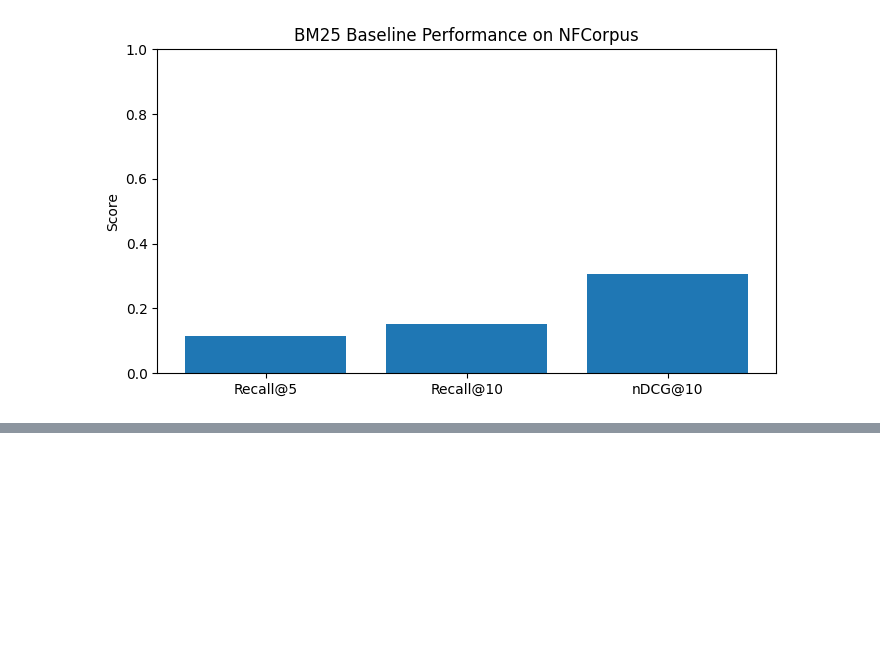
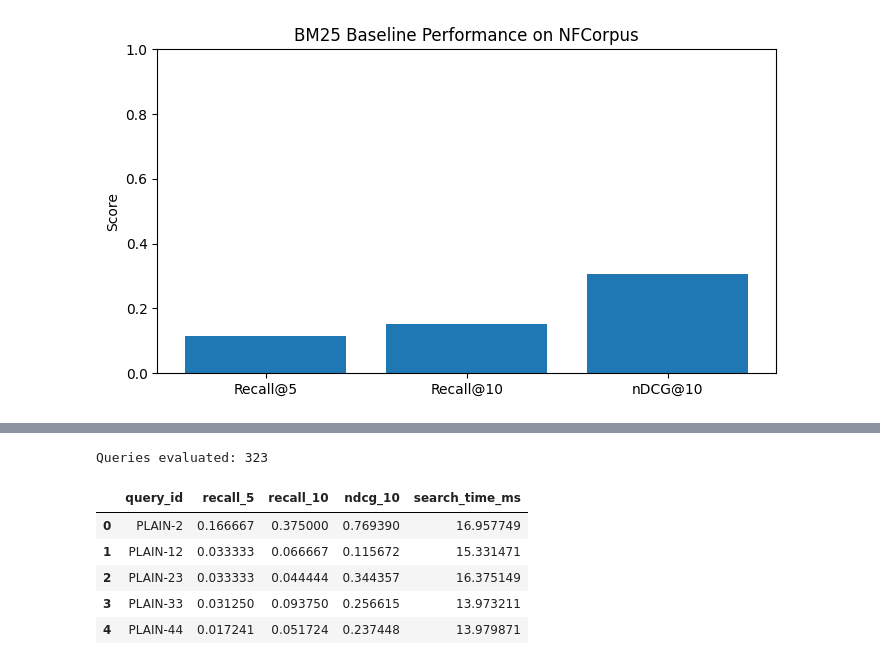
Before and after one commit to rachana1707-S/Adaptive-MedRAG, a Jupyter notebook: notebooks/01_retrieval.ipynb, the cells around one changed output, grey strips where cells are left out. Saved outputs shown, nothing was run; the diff lists cells and outputs as text; code cells hidden in the pictures; blank space fills up the shorter version.

```diff
--- a/notebooks/01_retrieval.ipynb
+++ b/notebooks/01_retrieval.ipynb
@@ -605,0 +768,15 @@ files.download("results/bm25_metrics.png")
+# %%
+# Comparing the top documents from BM25 and dense retrieval
+
+question = "What are the health benefits of a plant-based diet?"
+
+bm25_results = bm25_search(question, top_k=5)
+dense_results = dense_search(question, top_k=5)
+
+comparison_df = pd.DataFrame({
+    "Rank": [1, 2, 3, 4, 5],
+    "BM25 Document": [r["doc_id"] for r in bm25_results],
+    "Dense Document": [r["doc_id"] for r in dense_results]
+})
+
+display(comparison_df)
@@ -605,0 +790,55 @@ files.download("results/bm25_metrics.png")
+# %%
+# Evaluating dense retrieval using the NFCorpus test queries
+# Using the same metrics as our BM25 experiment
+
+dense_evaluation_results = []
+
+for query_id, relevant_docs in qrels.items():
+
+    if query_id not in queries:
+        continue
+
+    question = queries[query_id]
+
+    # Starting the timer before searching
+    start_time = time.perf_counter()
+
+    results = dense_search(question, top_k=10)
+
+    search_time = (time.perf_counter() - start_time) * 1000
+
+    # Collecting retrieved document IDs
+    retrieved_ids = [
+        result["doc_id"]
+        for result in results
+    ]
+
+    # Calculating retrieval metrics
+    dense_evaluation_results.append({
+        "query_id": query_id,
+        "recall_5": recall_at_k(
+            retrieved_ids, relevant_docs, 5
+        ),
+        "recall_10": recall_at_k(
+            retrieved_ids, relevant_docs, 10
+        ),
+        "ndcg_10": ndcg_at_k(
+            retrieved_ids, relevant_docs, 10
+        ),
+        "search_time_ms": search_time
+    })
+
+dense_evaluation_df = pd.DataFrame(
+    dense_evaluation_results
+)
+
+print("Queries evaluated:", len(dense_evaluation_df))
+display(dense_evaluation_df.head())
+# %% [output]
+Queries evaluated: 323
+|  | query_id | recall_5 | recall_10 | ndcg_10 | search_time_ms |
+| 0 | PLAIN-2 | 0.166667 | 0.375000 | 0.769390 | 16.957749 |
+| 1 | PLAIN-12 | 0.033333 | 0.066667 | 0.115672 | 15.331471 |
+| 2 | PLAIN-23 | 0.033333 | 0.044444 | 0.344357 | 16.375149 |
+| 3 | PLAIN-33 | 0.031250 | 0.093750 | 0.256615 | 13.973211 |
+| 4 | PLAIN-44 | 0.017241 | 0.051724 | 0.237448 | 13.979871 |
```
Also changed, not shown: parts of 14 cells of this notebook.
